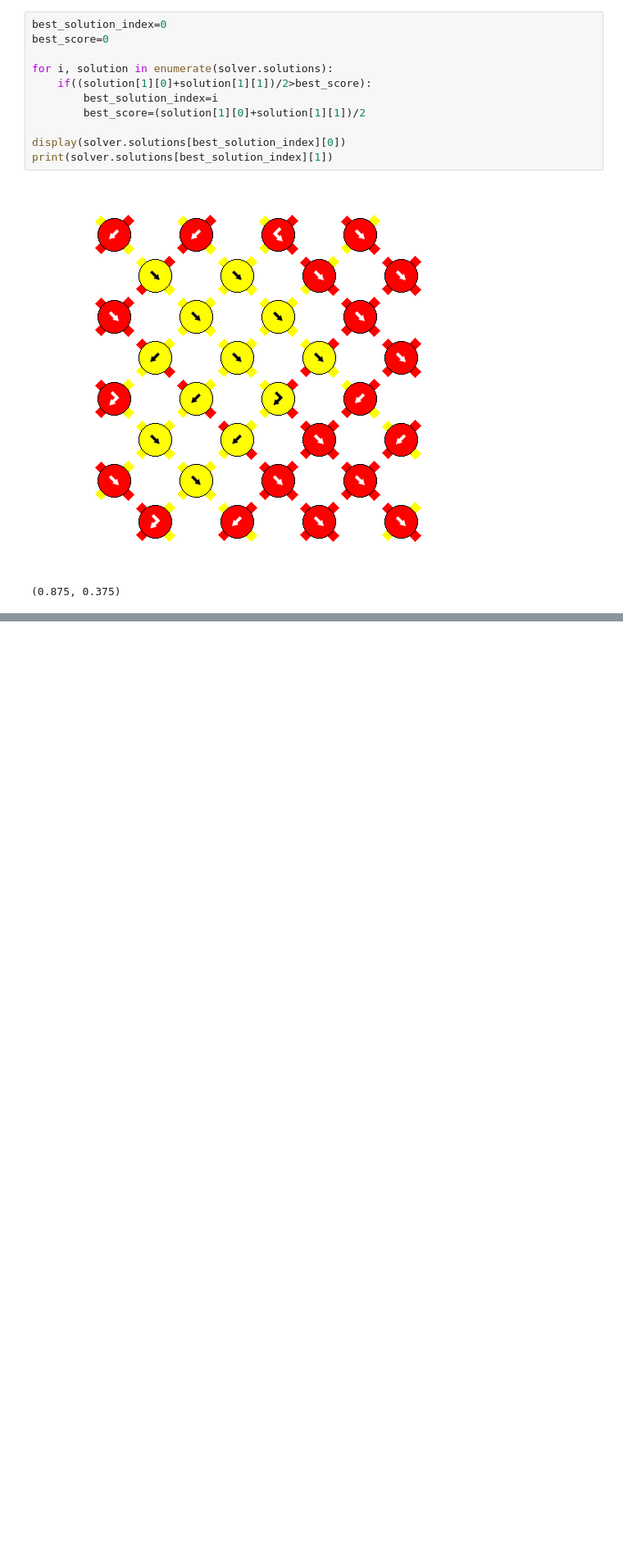
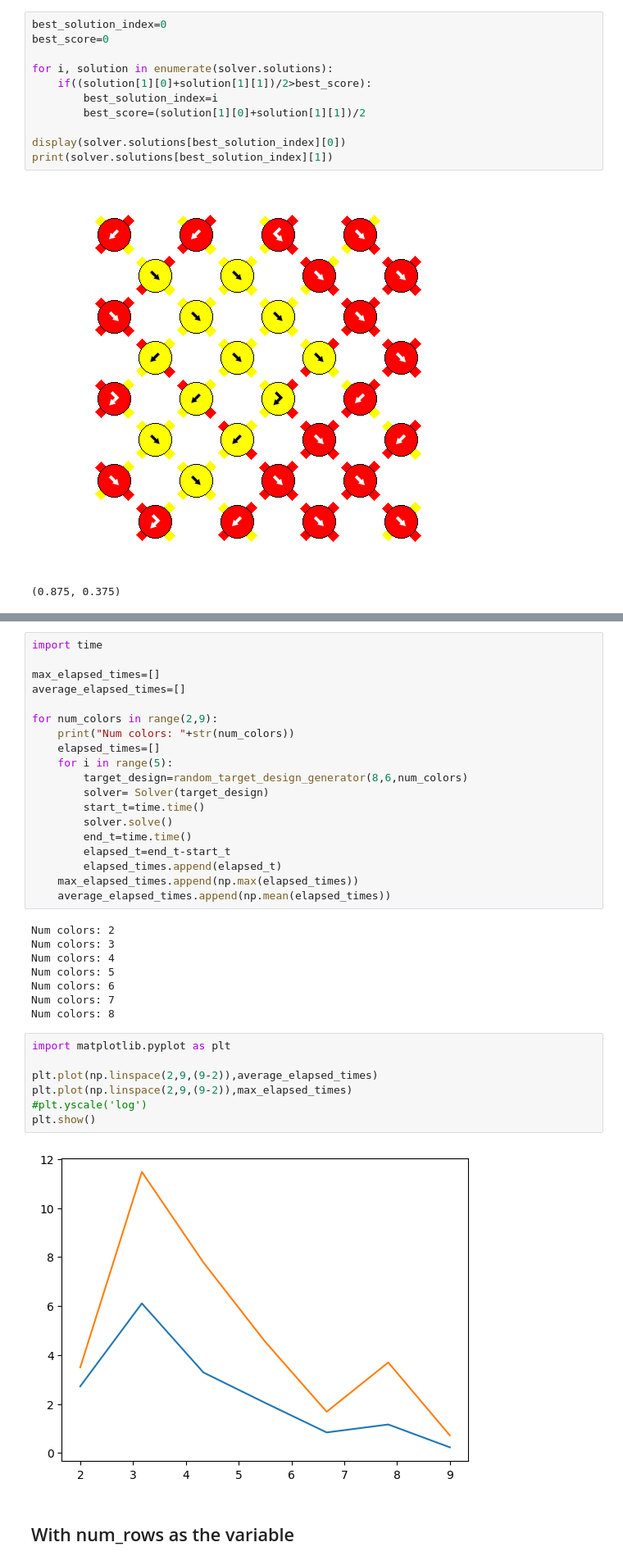
Before and after one commit to Norange01/FriendshipBraceletSolver, a Jupyter notebook: visualize.ipynb, the cells around one changed output, grey strips where cells are left out. Shown at 82% size. Drawn from its saved outputs; the diff is of its cells as text; blank space fills up the shorter version.

```diff
--- a/visualize.ipynb
+++ b/visualize.ipynb
@@ -1149,0 +1282,38 @@ print(solver.solutions[best_solution_index][1])
+# %%
+import time
+
+max_elapsed_times=[]
+average_elapsed_times=[]
+
+for num_colors in range(2,9):
+    print("Num colors: "+str(num_colors))
+    elapsed_times=[]
+    for i in range(5):
+        target_design=random_target_design_generator(8,6,num_colors)
+        solver= Solver(target_design)
+        start_t=time.time()
+        solver.solve()
+        end_t=time.time()
+        elapsed_t=end_t-start_t
+        elapsed_times.append(elapsed_t)
+    max_elapsed_times.append(np.max(elapsed_times))
+    average_elapsed_times.append(np.mean(elapsed_times))
+# %% [output]
+Num colors: 2
+Num colors: 3
+Num colors: 4
+Num colors: 5
+Num colors: 6
+Num colors: 7
+Num colors: 8
+# %%
+import matplotlib.pyplot as plt
+
+plt.plot(np.linspace(2,9,(9-2)),average_elapsed_times)
+plt.plot(np.linspace(2,9,(9-2)),max_elapsed_times)
+#plt.yscale('log')
+plt.show()
+# %% [output]
+[figure, added]
+# %% [markdown]
+## With num_rows as the variable
```
Also changed, not shown: parts of 12 cells of this notebook.
